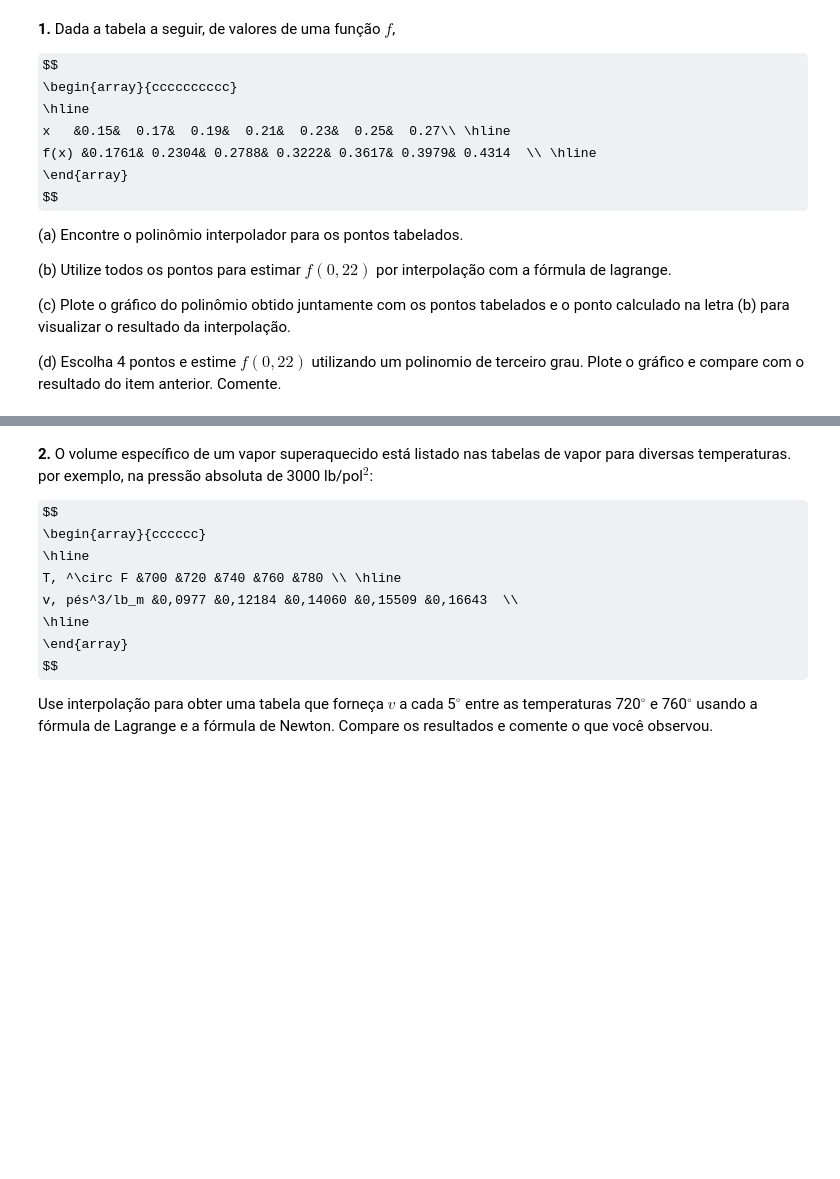
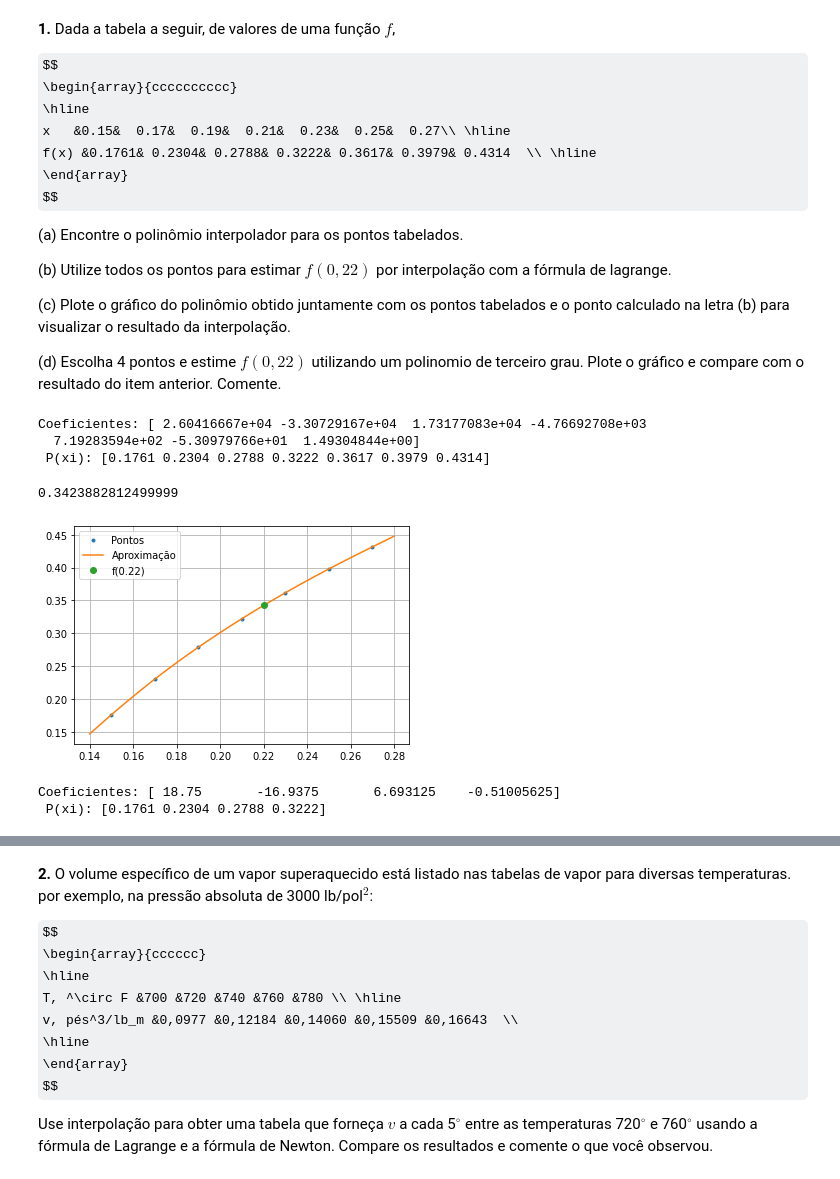
Before and after one commit to TutuBraz/metodos_num, a Jupyter notebook: T3_modelo.ipynb, the cells around one changed output, grey strips where cells are left out. Drawn from its saved outputs; the diff is of its cells as text; code cells hidden in the pictures; some formulas as TeX source; blank space fills up the shorter version.

```diff
--- a/T3_modelo.ipynb
+++ b/T3_modelo.ipynb
@@ -39,9 +39,56 @@ y = np.array([.1761, .2304, .2788,.32220,.36170,39790, .4314])
-# %%
-xi = np.array([0,1,2,3])
-yi = np.array([1,6,5,-8])
-
-x = np.linspace(-1,4)
-y = 1+6*x-x**3
-
-plt.plot(xi,yi,'o',x,y,color='black')
-plt.grid()
+# %%
+#Polinomio interpolador
+A = np.array([xi**0,xi**1,xi**2,xi**3,xi**4,xi**5,xi**6]).T
+ai = np.linalg.solve(A,yi)
+coeffs = np.flipud(ai) # reverte a ordem
+
+print ("Coeficientes:", coeffs)
+print (" P(xi):", np.polyval(coeffs,xi))
+# %% [output]
+Coeficientes: [ 2.60416667e+04 -3.30729167e+04  1.73177083e+04 -4.76692708e+03
+  7.19283594e+02 -5.30979766e+01  1.49304844e+00]
+ P(xi): [0.1761 0.2304 0.2788 0.3222 0.3617 0.3979 0.4314]
+# %%
+#polinomio
+y = lambda x: 2.60416667e+04*x**6 -3.30729167e+04*x**5 + 1.73177083e+04*x**4 -4.76692708e+03*x**3 + 7.19283594e+02*x**2 -5.30979766e+01*x + 1.49304844e+00
+# %%
+def calculaPl(x,X,Y):
+    valor = 0
+    for k in range(len(X)):
+        lk = 1.0
+        for i in range(len(X)):
+            if k != i:
+                lk = lk*(x - X[i])/(X[k]-X[i])
+        valor = valor + Y[k]*lk
+    return valor
+# %%
+#F(x)=0.22
+f = calculaPl(0.22, xi,yi)
+f
+# %% [output]
+0.3423882812499999
+# %%
+x = np.linspace(0.14,0.28)
+
+fig, ax = plt.subplots()
+ax.plot(xi, yi, ".")
+ax.plot(x, y(x),'-')
+ax.plot(0.22, f, 'o')
+ax.legend(['Pontos', 'Aproximação', 'f(0.22)'])
+plt.grid()
+plt.show();
+# %% [output]
+[figure, added]
+# %%
+X = np.array([0.15, 0.17, 0.19, 0.21], dtype='float')
+Y = np.array([0.1761, 0.2304, 0.2788,0.3222], dtype='float')
+
+A = np.array([X**0, X**1, X**2, X**3]).T
+ai = np.linalg.solve(A,Y)
+coeffs = np.flipud(ai) # reverte a ordem
+
+print ("Coeficientes:", coeffs)
+print (" P(xi):", np.polyval(coeffs,X))
+# %% [output]
+Coeficientes: [ 18.75       -16.9375       6.693125    -0.51005625]
+ P(xi): [0.1761 0.2304 0.2788 0.3222]
```
Also changed, not shown: parts of 35 cells of this notebook.
